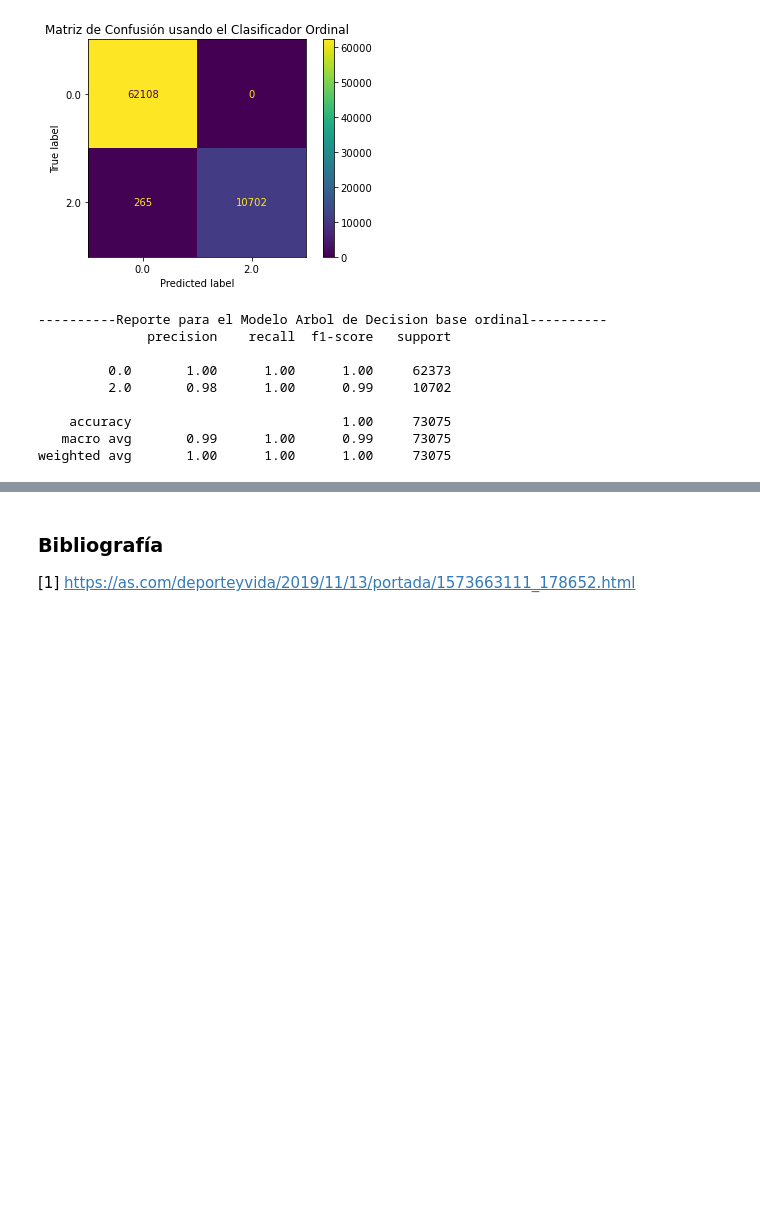
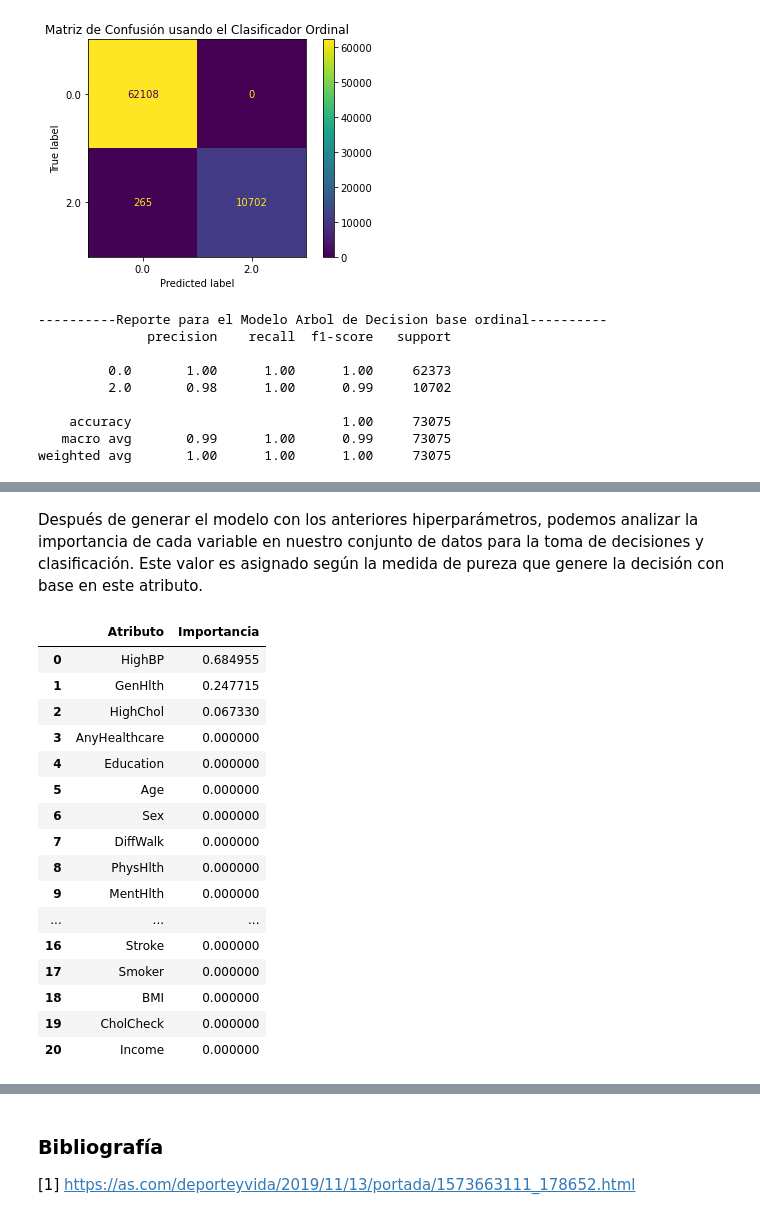
Before and after one commit to sofiaalvarezlopez/BI-Lab1, a Jupyter notebook: lab1_BI_alvarez_barahona_plata.ipynb, the cells around one changed output, grey strips where cells are left out. Saved outputs shown, nothing was run; the diff lists cells and outputs as text; code cells hidden in the pictures; blank space fills up the shorter version.

```diff
--- a/lab1_BI_alvarez_barahona_plata.ipynb
+++ b/lab1_BI_alvarez_barahona_plata.ipynb
@@ -684,20 +728,20 @@ weighted avg       1.00      1.00      1.00     73075
 # Construimos los estimadores iniciales
 estimators = [('imputer', SimpleImputer(strategy='most_frequent')),
                               ('smote', SMOTE(random_state=28)),
-                              ('classifier', DecisionTreeClasifier() )]
+                              ('classifier', DecisionTreeClassifier())]
 
-# Creamos una pipe con eso
+# Creamos una pipe con estos estimadores
 pipe_arboles = imbpipeline(steps=estimators)
 
 # Creamos el diccionario de hiperparametros a probar
-param_grid = dict(classifier__n_neighbors = [2, 3, 5],
-                  classifier__weights = ['uniform', 'distance'],
-                  classifier__p = [1,2])
+param_grid = dict(classifier__criterion = ["gini", "entropy"],
+                  classifier__max_depth = [3,5,10,15,20],
+                  classifier__min_samples_split = [2,3,4,5])
 
 # Por problemas con los tiempos de computo, consideramos solamente particiones de 2
 # para realizar la validacion cruzada
-grid_search_knn = GridSearchCV(estimator=pipe_KNN,
+grid_search_arboles = GridSearchCV(estimator=pipe_arboles,
                            param_grid=param_grid,
                            scoring=custom_scorer,
                            cv=2, verbose=3)
-#grid_search_knn.fit(X_train, Y_train)
+grid_search_arboles.fit(X_train, Y_train)
@@ -703,0 +800,24 @@ grid_search_knn = GridSearchCV(estimator=pipe_KNN,
+# %% [markdown]
+Después de generar el modelo con los anteriores hiperparámetros, podemos analizar la importancia de cada variable en nuestro conjunto de datos para la toma de decisiones y clasificación. Este valor es asignado según la medida de pureza que genere la decisión con base en este atributo.
+# %%
+importancia_atributo = pd.DataFrame(data={"Atributo": X_train.columns,"Importancia": best_arbol.steps[-1][1].feature_importances_})
+importancia_atributo = importancia_atributo.sort_values(by='Importancia', ascending=False).reset_index(drop=True)
+importancia_atributo
+# %% [output]
+|  | Atributo | Importancia |
+| 0 | HighBP | 0.684955 |
+| 1 | GenHlth | 0.247715 |
+| 2 | HighChol | 0.067330 |
+| 3 | AnyHealthcare | 0.000000 |
+| 4 | Education | 0.000000 |
+| 5 | Age | 0.000000 |
+| 6 | Sex | 0.000000 |
+| 7 | DiffWalk | 0.000000 |
+| 8 | PhysHlth | 0.000000 |
+| 9 | MentHlth | 0.000000 |
+| ... | ... | ... |
+| 16 | Stroke | 0.000000 |
+| 17 | Smoker | 0.000000 |
+| 18 | BMI | 0.000000 |
+| 19 | CholCheck | 0.000000 |
+| 20 | Income | 0.000000 |
```
Also changed, not shown: parts of 20 cells of this notebook, 3 other files.
